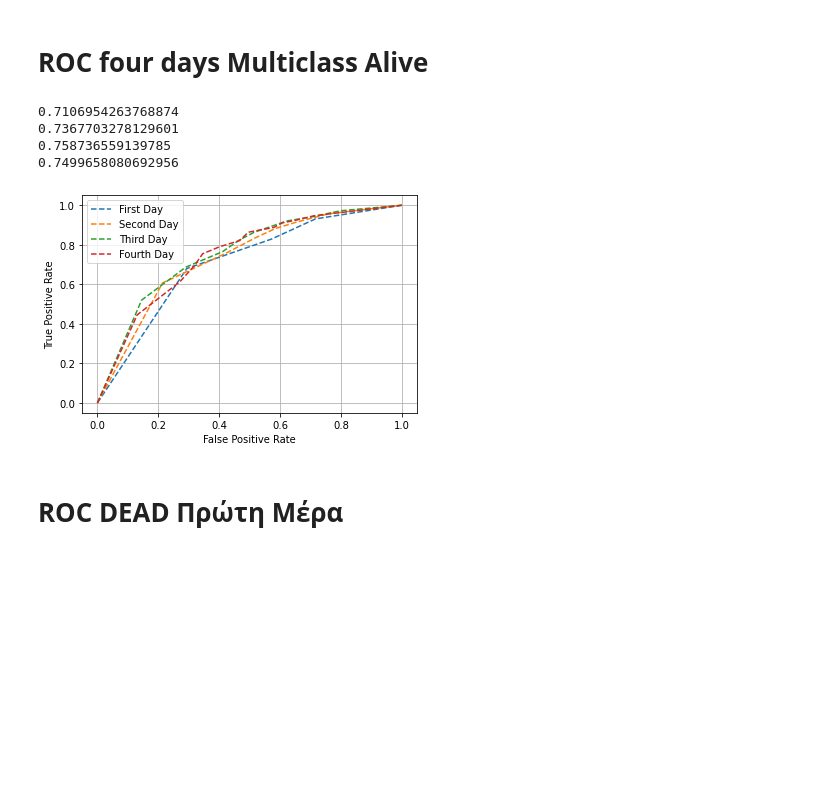
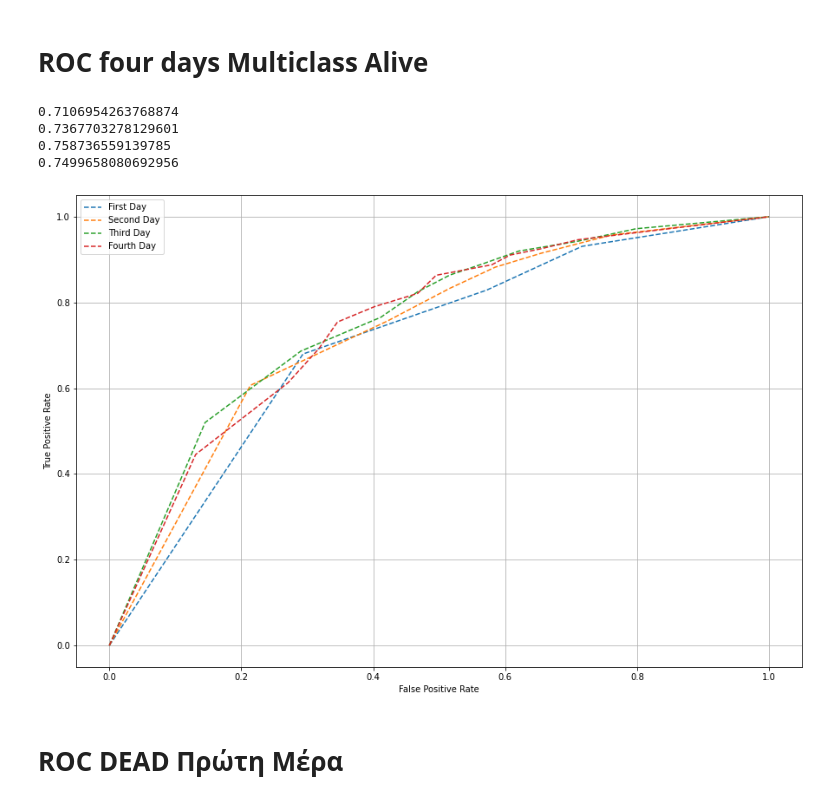
Before and after one commit to DimopDim/MimicIV, a Jupyter notebook: New_Code/07_01_ROC_Bayes_Net.ipynb, the cells around one changed output. Drawn from its saved outputs; the diff is of its cells as text; code cells hidden in the pictures; blank space fills up the shorter version.

```diff
--- a/New_Code/07_01_ROC_Bayes_Net.ipynb
+++ b/New_Code/07_01_ROC_Bayes_Net.ipynb
@@ -183,26 +183,27 @@ pyplot.show()
 # %%
 print(roc_auc_score(ground_truth_alive1, prob_alive1))
 print(roc_auc_score(ground_truth_alive2, prob_alive2))
 print(roc_auc_score(ground_truth_alive3, prob_alive3))
 print(roc_auc_score(ground_truth_alive4, prob_alive4))
 
+pyplot.figure(figsize=(15, 10))
 pyplot.plot(fpr1, tpr1, linestyle='--', label='First Day')
 pyplot.plot(fpr2, tpr2, linestyle='--', label='Second Day')
 pyplot.plot(fpr3, tpr3, linestyle='--', label='Third Day')
 pyplot.plot(fpr4, tpr4, linestyle='--', label='Fourth Day')
 
 pyplot.xlabel('False Positive Rate') # Εκτυπώνει τον τίτλο του Χ
 pyplot.ylabel('True Positive Rate') # Εκτυπώνει τον τίτλο του Υ
 pyplot.legend() #Εκτυπώνει το label
 pyplot.grid(True) # Εκτυπώνει τα τετράγωνα
 
 pyplot.show()
 # %% [output]
 0.7106954263768874
 0.7367703278129601
 0.758736559139785
 0.7499658080692956
-[figure, old version]
+[figure, new version]
 # %% [markdown]
 # ROC DEAD Πρώτη Μέρα
 # %%
```
Also changed, not shown: parts of 1 cell of this notebook, 10 other files.
